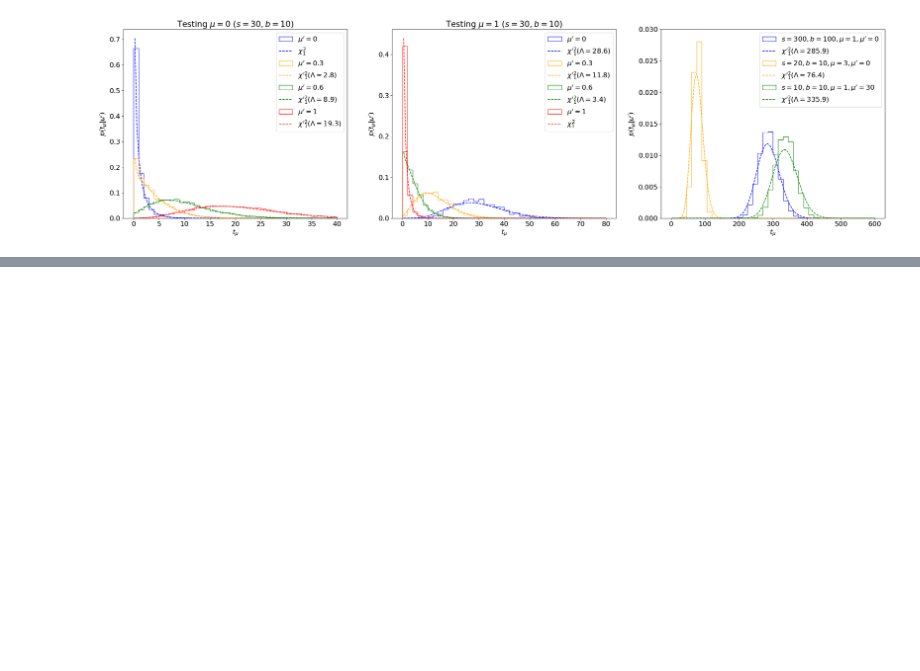
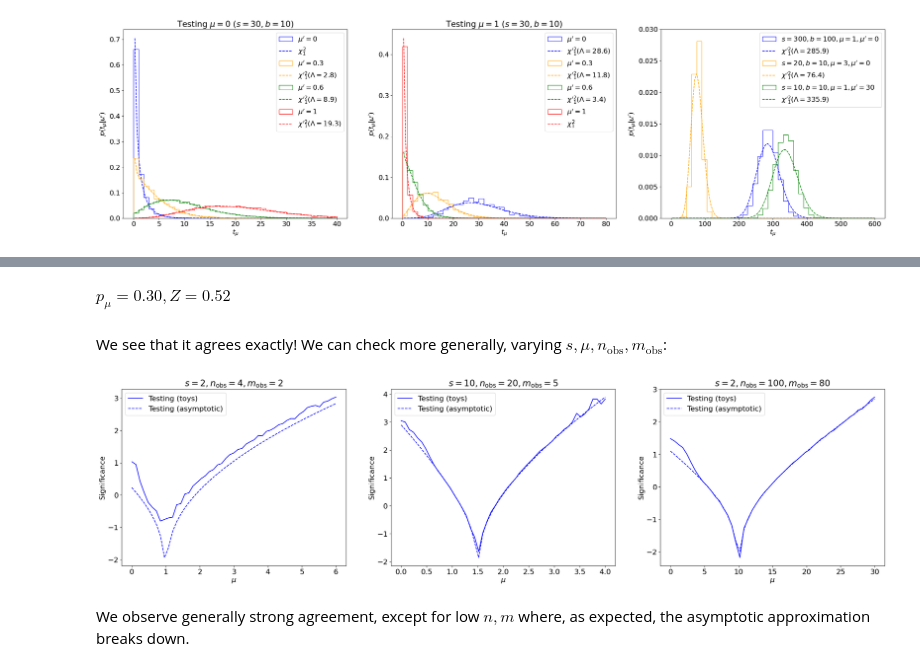
Before and after one commit to rkansal47/stats-for-hep, a Jupyter notebook: stats-for-hep/06-asymptotic-formulae.ipynb, the cells around one changed output, grey strips where cells are left out. Drawn from its saved outputs; the diff is of its cells as text; code cells hidden in the pictures; blank space fills up the shorter version.

```diff
--- a/stats-for-hep/06-asymptotic-formulae.ipynb
+++ b/stats-for-hep/06-asymptotic-formulae.ipynb
@@ -181,6 +197,11 @@ def get_ps_val(test_s, n_obs, m_obs, num_toys, toy_s=None):
     t_obs = t_tilde_s(test_s, n_obs, m_obs)
     p_val = np.mean(t_tilde_ss > t_obs)
     return p_val, t_tilde_ss, t_obs
+
+
+def get_Z(pval):
+    """Significance"""
+    return norm.ppf(1 - pval)
 
 
 def get_p_qs(test_s, n_obs, m_obs, num_toys, toy_s=None):
@@ -472,0 +665,55 @@ plot_p_tmu(LambdaA)
+# %%
+def p_mu_asym(mu, s, n, m):
+    """The p-value of the observations n and m under the mu signal strength hypothesis using the asymptotic approximation"""
+    t_obs = t_s(mu * s, n, m)
+    return 2 * (1 - norm.cdf(np.sqrt(t_obs)))
+
+
+p_value_res = p_mu_asym(1, 10, 20, 5)
+Z = norm.ppf(1 - p_value_res)
+display(Latex(f"$p_\mu = {p_value_res:.2f}, Z = {Z:.2f}$"))
+# %% [output]
+$p_\mu = 0.30, Z = 0.52$
+# %% [markdown]
+We see that it agrees exactly! We can check more generally, varying $s, \mu, n_\mathrm{obs}, m_\mathrm{obs}$:
+# %%
+def plot_p_tmu_sb():
+    num_toys = 30000
+    nms = [(4, 2, 2), (20, 5, 10), (100, 80, 2)]
+    muranges = [(0, 6), (0, 4), (0, 30)]
+    mus = [1]
+
+    fig, axs = plt.subplots(1, len(nms), figsize=(len(nms) * 10, 7))
+    colours = ["blue", "orange", "green", "red"]
+
+    for i, (n, m, s) in enumerate(nms):
+        murange = muranges[i]
+        axs[i].set_title(rf"$s = {s}, n_\mathrm{{obs}}={n}, m_\mathrm{{obs}}={m}$")
+        for j, mu in enumerate(mus):
+            x = np.linspace(*murange, 51)
+            signs_toys = []  # significances using toys
+            signs_asym = []  # significances using asymptotic approximation
+            for mu in x:
+                # getting significance using toy-based p-value
+                signs_toys.append(get_Z(get_ps_val(mu * s, n, m, num_toys)[0]))
+                # getting significance using new asymptotic form for p-value
+                signs_asym.append(get_Z(p_mu_asym(mu, s, n, m)))
+
+            axs[i].plot(x, signs_toys, label=rf"Testing (toys)", color=colours[j])
+            axs[i].plot(
+                x, signs_asym, label=rf"Testing (asymptotic)", color=colours[j], linestyle="--"
+            )
+
+        axs[i].legend()
+        axs[i].set_ylabel("Significance")
+        axs[i].set_xlabel(r"$\mu$")
+        # axs[i].set_ylim(-2, 4)
+
+    plt.show()
+
+
+plot_p_tmu_sb()
+# %% [output]
+[figure, added]
+# %% [markdown]
+We observe generally strong agreement, except for low $n, m$ where, as expected, the asymptotic approximation breaks down.
```
Also changed, not shown: parts of 21 cells of this notebook, 2 other files.
